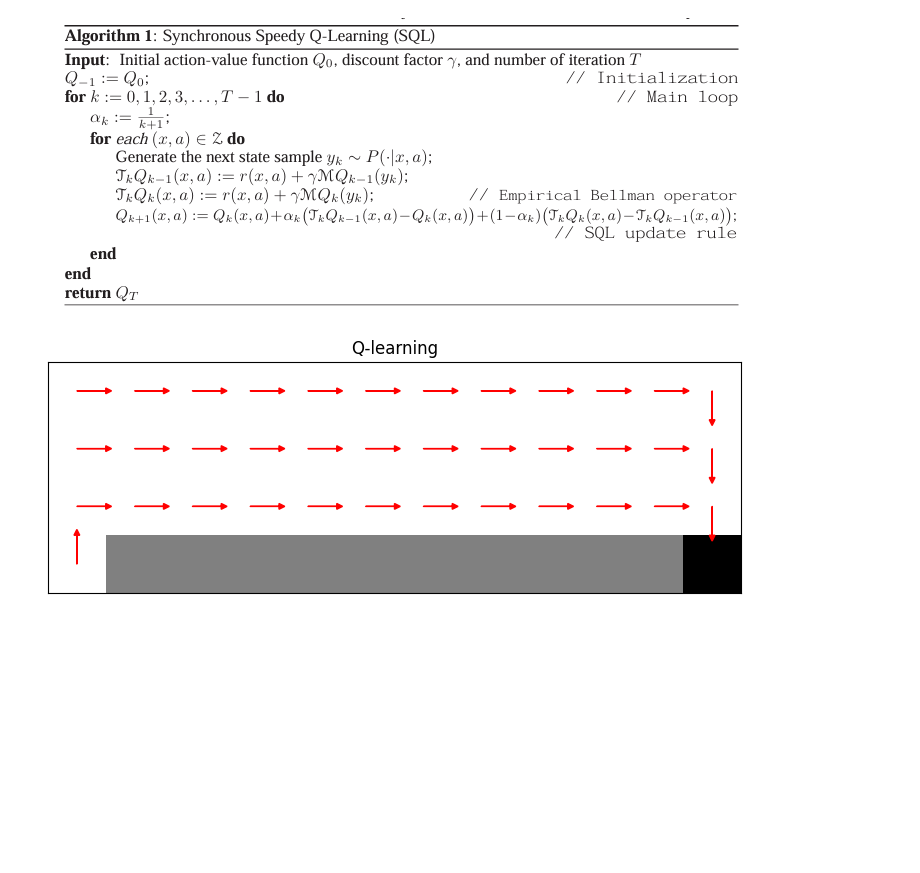
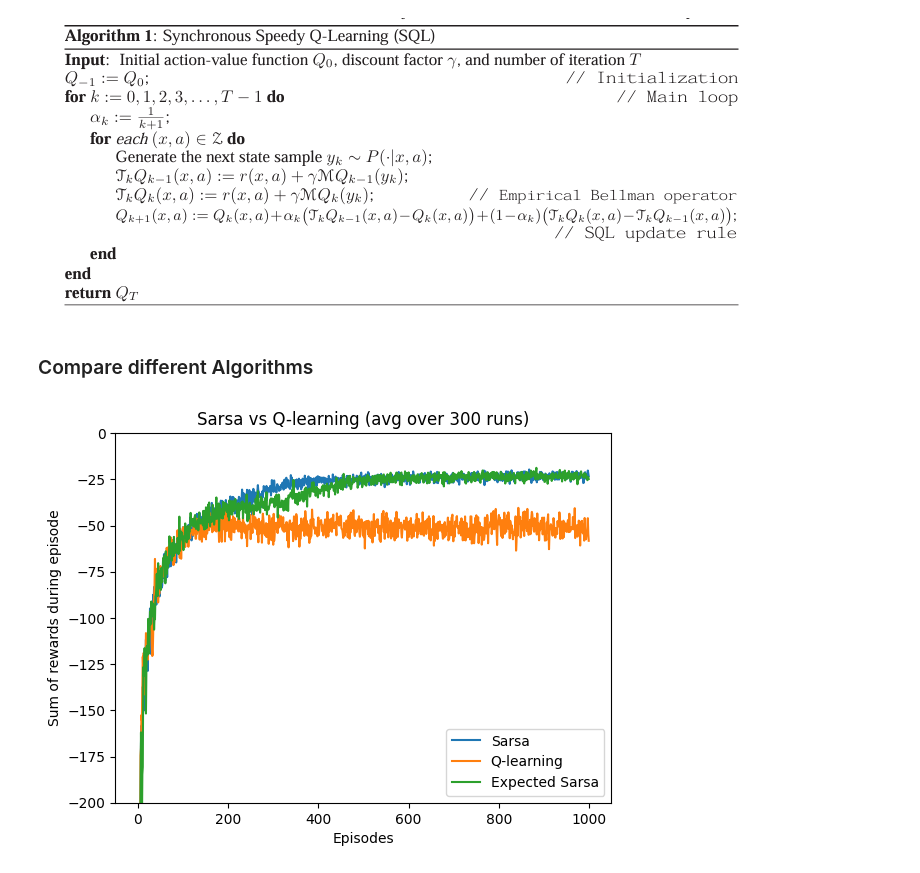
Before and after one commit to NicolaMaestri00/Reinforcement-Learning, a Jupyter notebook: Assignment_4.ipynb, the cells around one changed output. Saved outputs shown, nothing was run; the diff lists cells and outputs as text; code cells hidden in the pictures; blank space fills up the shorter version.

```diff
--- a/Assignment_4.ipynb
+++ b/Assignment_4.ipynb
@@ -248,8 +240,6 @@ def speedy_Q_learning(step_size=0.9, gamma=1.0, epsilon=0.1, n_iter=100):
     Q0[3,11] = 0
     Q1 = np.ones((4,12,4))*-3
     Q1[3,11] = 0
-    Q2 = np.ones((4,12,4))*-3
-    Q2[3,11] = 0
 
     for k in range(n_iter):
         alpha = 1/(k+1)
@@ -298,6 +288,6 @@ grid_world[3,1:11] = 1          # cliff
 
 
 policy = speedy_Q_learning(step_size=0.1, epsilon=0.5, n_iter=500)
-plot_policy(grid_world, policy, title="Q-learning")
+plot_policy(grid_world, policy, title="Speedy Q-learning")
-# %% [output]
-[figure, removed]
+# %% [markdown]
+### Compare different Algorithms
@@ -303,0 +450,32 @@ plot_policy(grid_world, policy, title="Q-learning")
+# %%
+# Grid world with cliff                         4x12 Matrix
+grid_world = np.zeros((4,12))
+grid_world[3,11] = 2            # goal
+grid_world[3,1:11] = 1          # cliff
+
+sarsa_rewards = []
+qlearning_rewards = []
+ex_sarsa_rewards = []
+step_size = 0.1
+epsilon = 0.1
+n_episodes = 1000
+
+for _ in range(300):
+    _, s_rewards = Sarsa(step_size=step_size, epsilon=epsilon, n_episodes=n_episodes)
+    _, ql_rewards = Q_learning(step_size=step_size, epsilon=epsilon, n_episodes=n_episodes)
+    _, es_rewards = expected_sarsa(step_size=step_size, epsilon=epsilon, n_episodes=n_episodes)
+    sarsa_rewards.append(s_rewards)
+    qlearning_rewards.append(ql_rewards)
+    ex_sarsa_rewards.append(es_rewards)
+
+plt.plot(np.mean(sarsa_rewards, axis=0), label="Sarsa")
+plt.plot(np.mean(qlearning_rewards, axis=0), label="Q-learning")
+plt.plot(np.mean(ex_sarsa_rewards, axis=0), label="Expected Sarsa")
+plt.xlabel("Episodes")
+plt.ylabel("Sum of rewards during episode")
+plt.title("Sarsa vs Q-learning (avg over 300 runs)")
+plt.legend()
+plt.ylim(-200, 0)
+plt.show()
+# %% [output]
+[figure, added]
```
Also changed, not shown: parts of 7 cells of this notebook.
